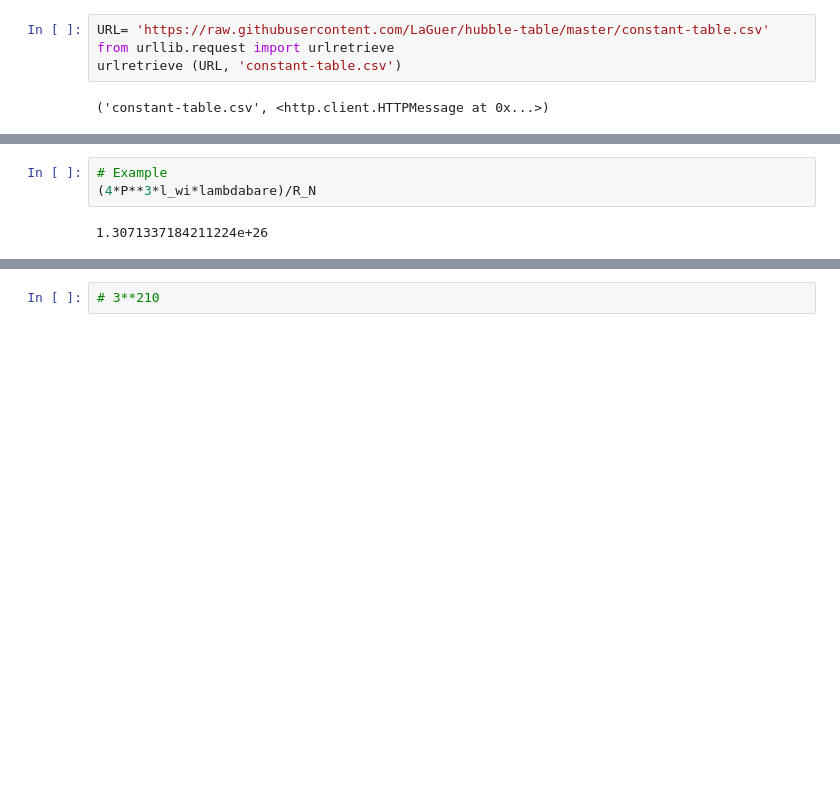
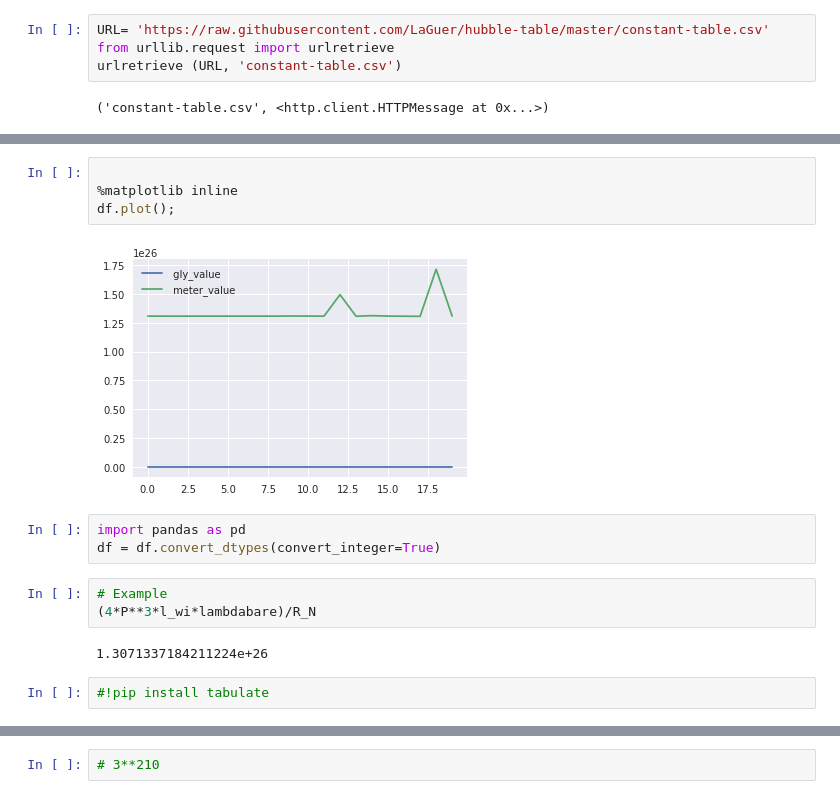
Before and after one commit to LaGuer/hubble-radius, a Jupyter notebook: hubble-radius.ipynb, the cells around one changed output, grey strips where cells are left out. Saved outputs shown, nothing was run; the diff lists cells and outputs as text; blank space fills up the shorter version.

```diff
--- a/hubble-radius.ipynb
+++ b/hubble-radius.ipynb
@@ -215,5 +240,16 @@ df.tail ()
+# %%
+
+%matplotlib inline
+df.plot();
+# %% [output]
+[figure, added]
+# %%
+import pandas as pd
+df = df.convert_dtypes(convert_integer=True)
 # %%
 # Example
 (4*P**3*l_wi*lambdabare)/R_N
 # %% [output]
 1.3071337184211224e+26
+# %%
+#!pip install tabulate
```
Also changed, not shown: parts of 14 cells of this notebook.
